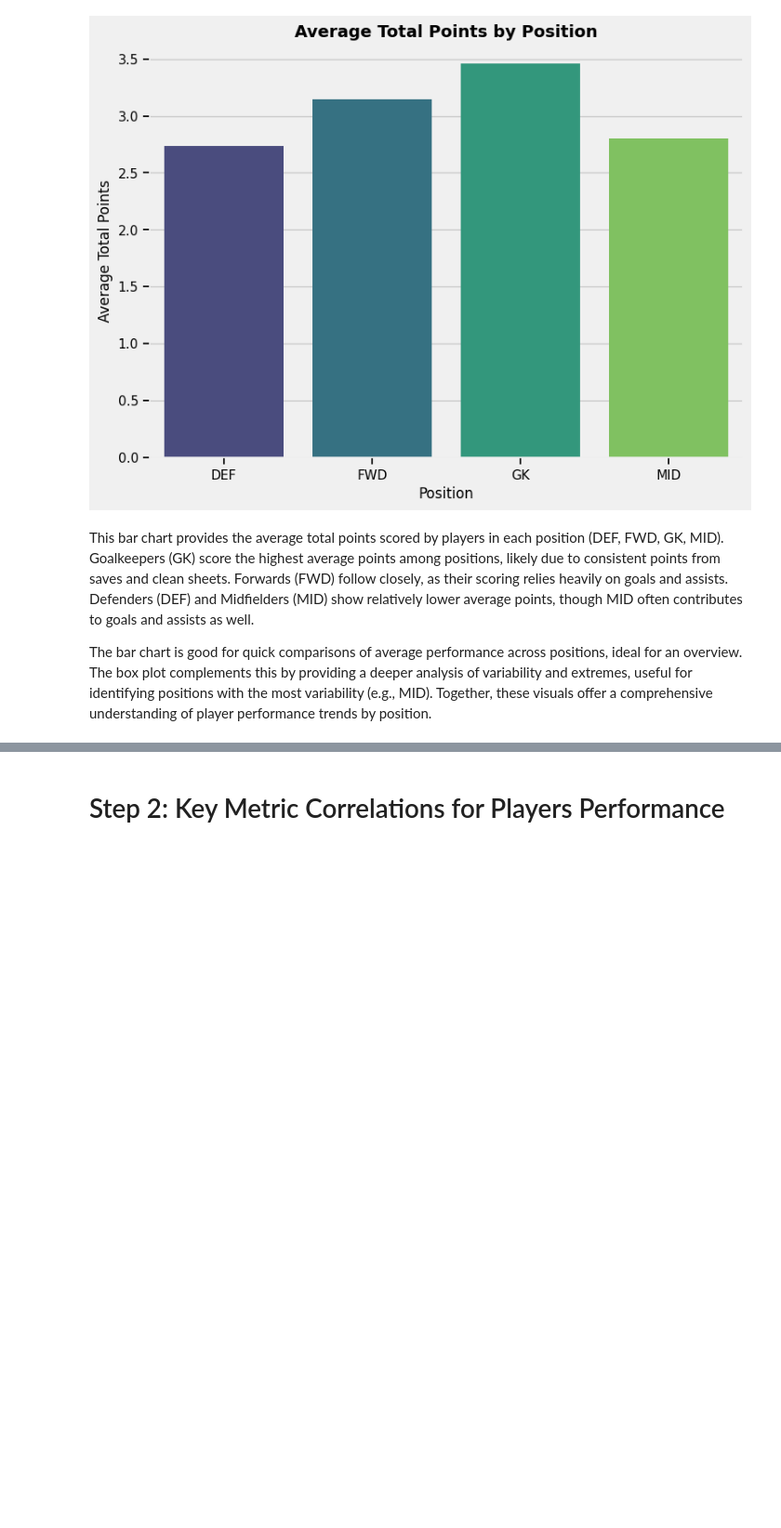
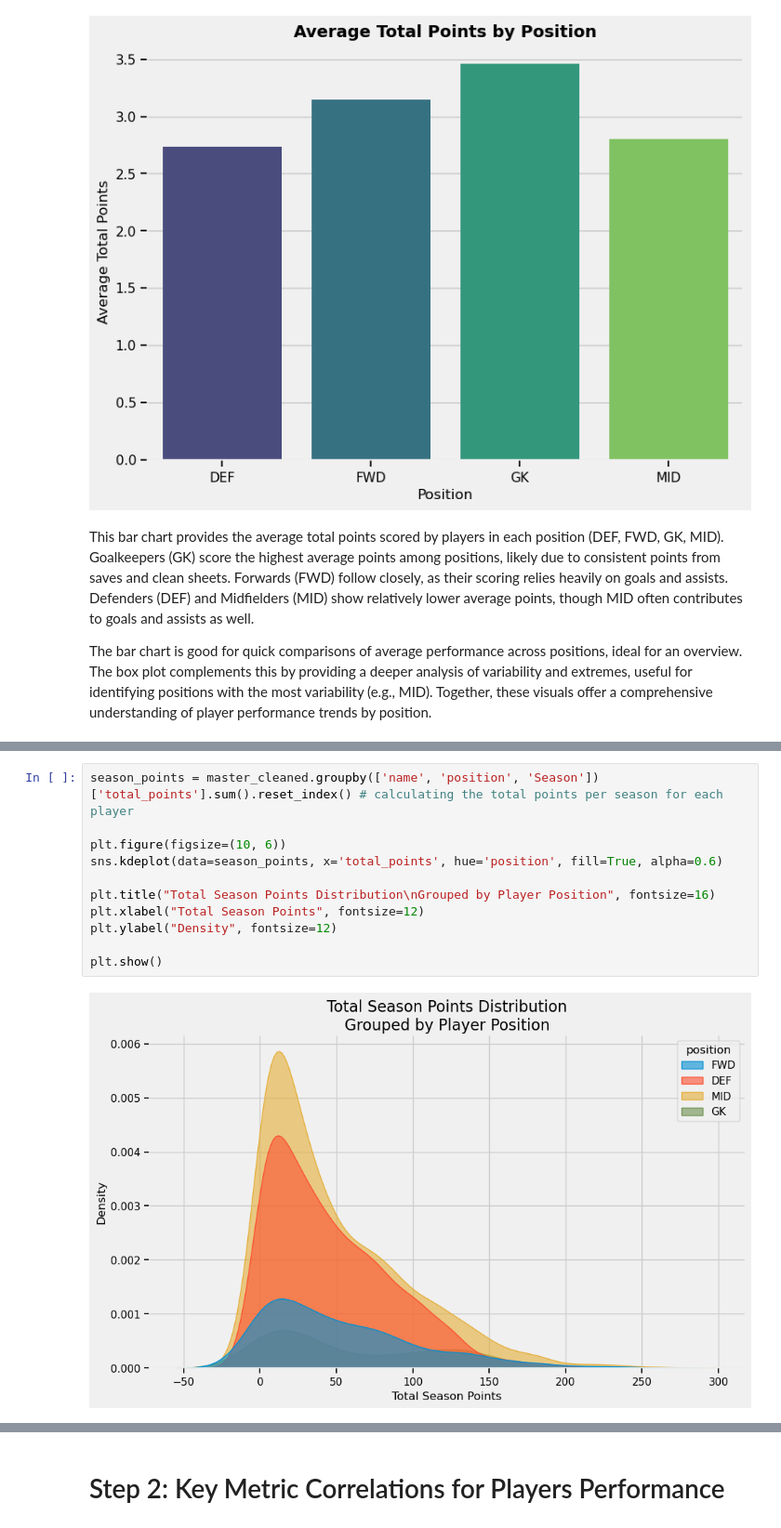
Before and after one commit to MahaFakhroo/D.R.E.A.M., a Jupyter notebook: Python Scripts/EDA_Visuals.ipynb, the cells around one changed output, grey strips where cells are left out. Shown at 93% size. Cells and saved outputs as stored; diff of their text form; blank space fills up the shorter version.

```diff
--- a/Python Scripts/EDA_Visuals.ipynb
+++ b/Python Scripts/EDA_Visuals.ipynb
@@ -532,0 +563,13 @@ The bar chart is good for quick comparisons of average performance across positi
+# %%
+season_points = master_cleaned.groupby(['name', 'position', 'Season'])['total_points'].sum().reset_index() # calculating the total points per season for each player
+
+plt.figure(figsize=(10, 6))
+sns.kdeplot(data=season_points, x='total_points', hue='position', fill=True, alpha=0.6)
+
+plt.title("Total Season Points Distribution\nGrouped by Player Position", fontsize=16)
+plt.xlabel("Total Season Points", fontsize=12)
+plt.ylabel("Density", fontsize=12)
+
+plt.show()
+# %% [output]
+[figure, added]
```
Also changed, not shown: parts of 27 cells of this notebook.
